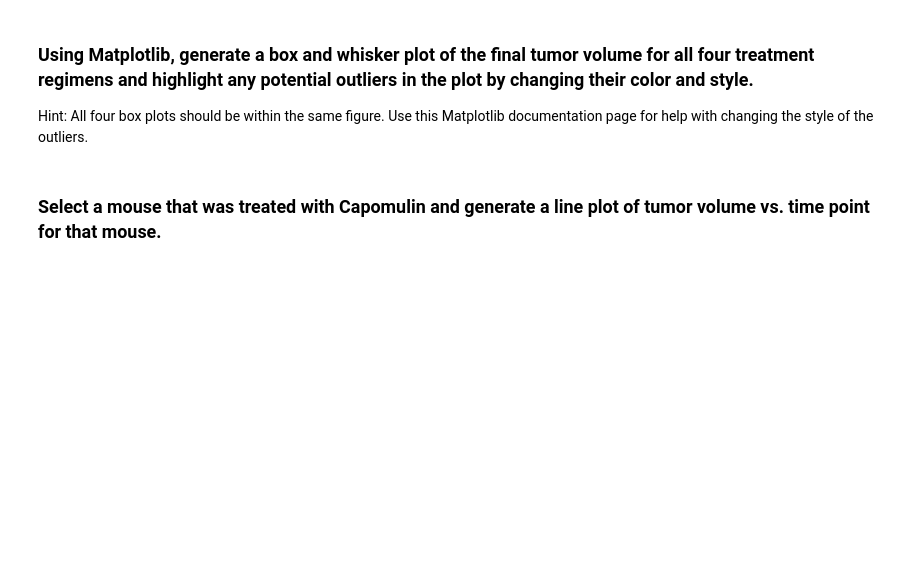
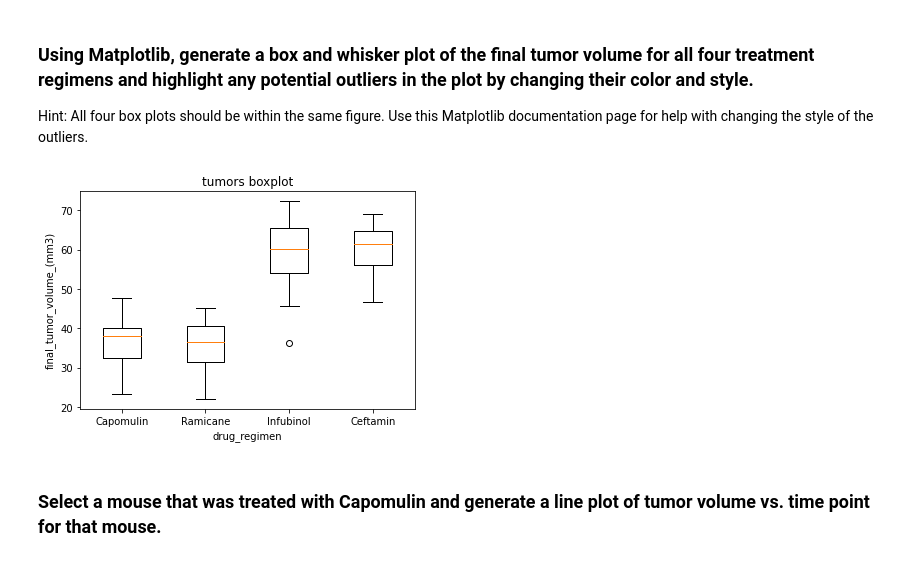
Before and after one commit to GloriaiXIII/IronGloriai, a Jupyter notebook: ironhack_week4/w4_labs/w4d3optional_lab_matplotlib_seaborn/w4d3opt_lab_matplot_thepowerofplots.ipynb, the cells around one changed output. Cells and saved outputs as stored; diff of their text form; code cells hidden in the pictures; blank space fills up the shorter version.

Commit message:
OPTIONAL LAB | MATPLOT
The power of plots

```diff
--- a/ironhack_week4/w4_labs/w4d3optional_lab_matplotlib_seaborn/w4d3opt_lab_matplot_thepowerofplots.ipynb
+++ b/ironhack_week4/w4_labs/w4d3optional_lab_matplotlib_seaborn/w4d3opt_lab_matplot_thepowerofplots.ipynb
@@ -509,17 +510,19 @@ Ceftamin potential outliers could be below 42.41 and above 78.28
 Hint: All four box plots should be within the same figure. Use this Matplotlib documentation page for help with changing the style of the outliers.
 # %%
 # whiskerplot = boxplot
-whiskerplot = [tumors, tumors2, tumors3, tumors4]
+whiskerplot = [cap_last_tumors, ram_last_tumors, inf_last_tumors, ceft_last_tumors]
 
 fig1, ax1 = plt.subplots()
-ax1.set_title('tumors')
+ax1.set_title('tumors boxplot')
 ax1.set_ylabel('final_tumor_volume_(mm3)')
 ax1.set_xlabel('drug_regimen')
 
 ax1.boxplot(whiskerplot, labels=["Capomulin","Ramicane","Infubinol","Ceftamin",])
 
 plt.savefig('whiskerplot')
 plt.show()
+# %% [output]
+[figure, added]
 # %% [markdown]
 ### Select a mouse that was treated with Capomulin and generate a line plot of tumor volume vs. time point for that mouse.
 # %%
```
Also changed, not shown: parts of 11 cells of this notebook.
